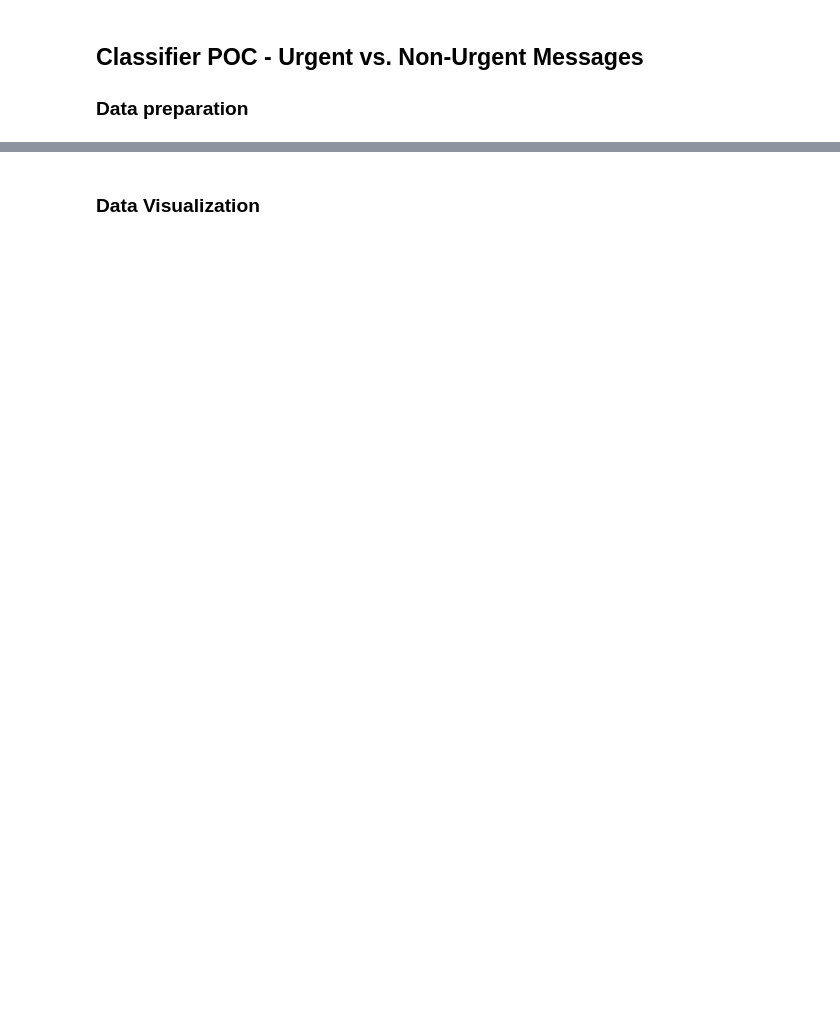
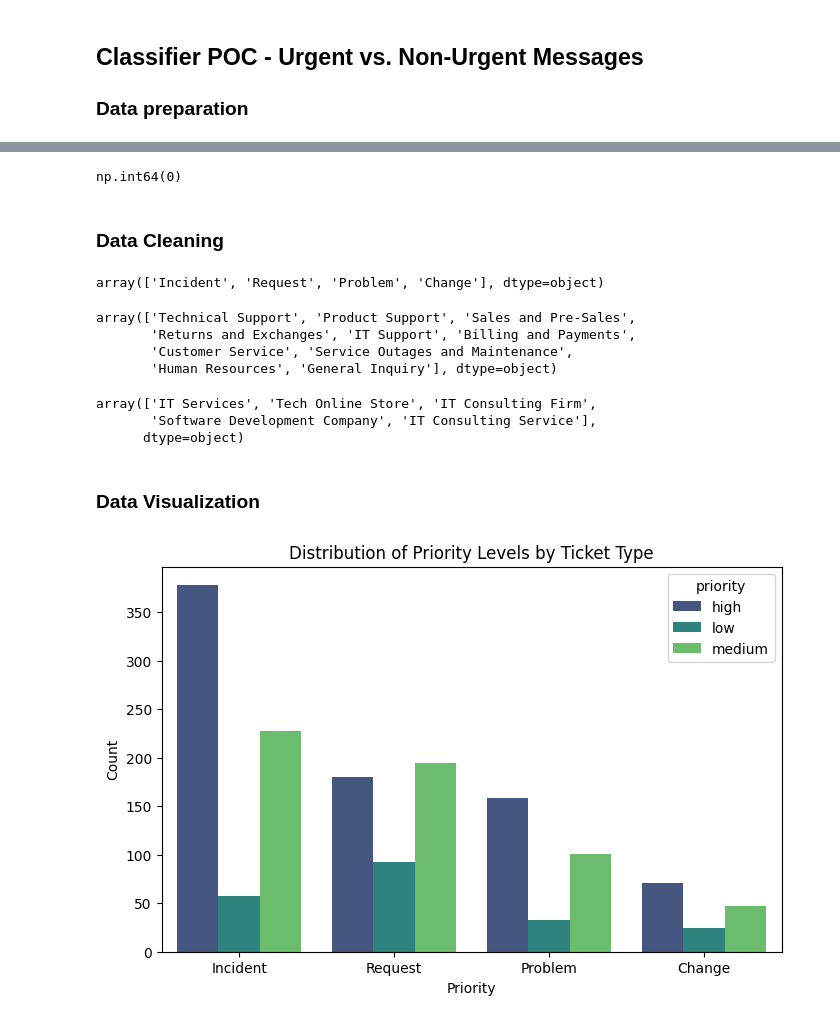
Before and after one commit to Kripa8702/Text-Classifier---Urgent-vs.-No-Urgent, a Jupyter notebook: urgent_classifier.ipynb, the cells around one changed output, grey strips where cells are left out. Cells and saved outputs as stored; diff of their text form; code cells hidden in the pictures; blank space fills up the shorter version.

```diff
--- a/urgent_classifier.ipynb
+++ b/urgent_classifier.ipynb
@@ -151,2 +93,47 @@ email_df.sample(10)
+# %%
+df.priority.value_counts()
+df.priority.isna().sum()
+# %% [output]
+np.int64(0)
+# %% [markdown]
+### Data Cleaning
+# %%
+df.dropna(subset=['body'], inplace=True)
+df.dropna(subset=['subject'], inplace=True)
+
+# drop all tags
+df.drop(columns=['tag_1', 'tag_2', 'tag_3', 'tag_4', 'tag_5', 'tag_6', 'tag_7', 'tag_8', 'tag_9'], inplace=True)
+# %%
+df.type.unique()
+# %% [output]
+array(['Incident', 'Request', 'Problem', 'Change'], dtype=object)
+# %%
+df.queue.unique()
+# %% [output]
+array(['Technical Support', 'Product Support', 'Sales and Pre-Sales',
+       'Returns and Exchanges', 'IT Support', 'Billing and Payments',
+       'Customer Service', 'Service Outages and Maintenance',
+       'Human Resources', 'General Inquiry'], dtype=object)
+# %%
+df.business_type.unique()
+# %% [output]
+array(['IT Services', 'Tech Online Store', 'IT Consulting Firm',
+       'Software Development Company', 'IT Consulting Service'],
+      dtype=object)
+# %%
+df.drop(columns=['business_type'], inplace=True)
 # %% [markdown]
 ### Data Visualization
+# %%
+import matplotlib.pyplot as plt
+import seaborn as sns
+
+# Countplot of priority
+plt.figure(figsize=(8, 5))
+sns.countplot(data=df, x='type', palette='viridis', hue='priority')
+plt.title("Distribution of Priority Levels by Ticket Type")
+plt.xlabel("Priority")
+plt.ylabel("Count")
+plt.show()
+# %% [output]
+[figure, added]
```
Also changed, not shown: parts of 27 cells of this notebook, 5 other files.
